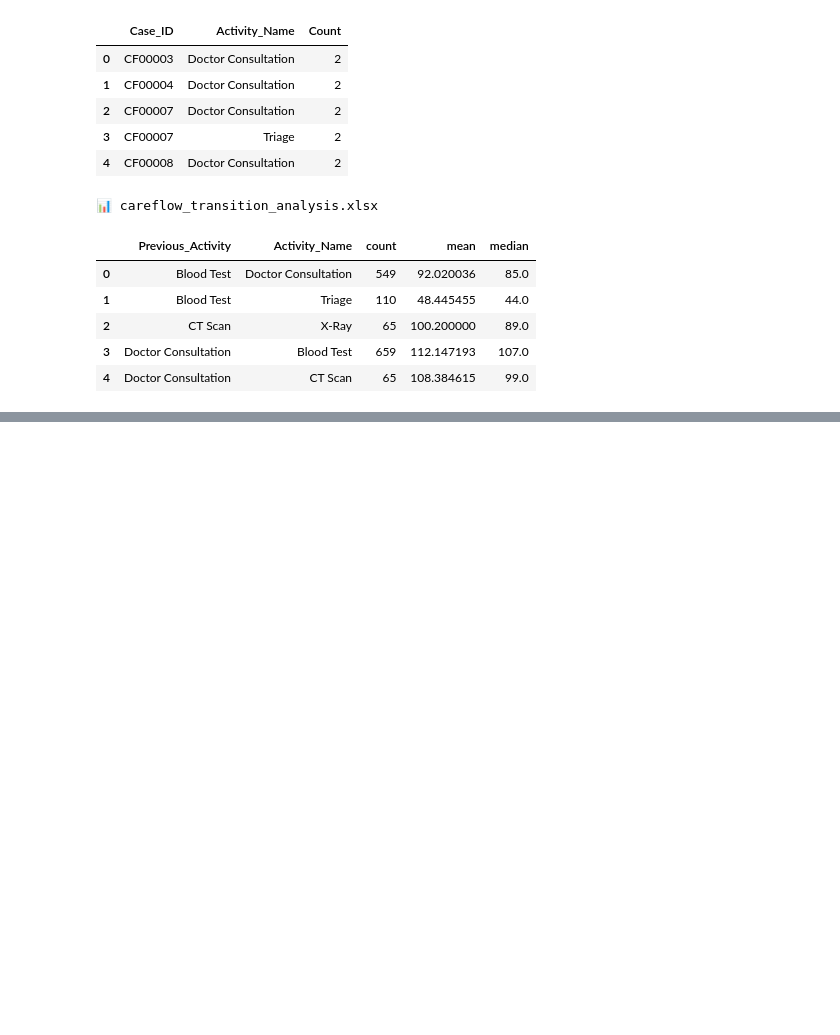
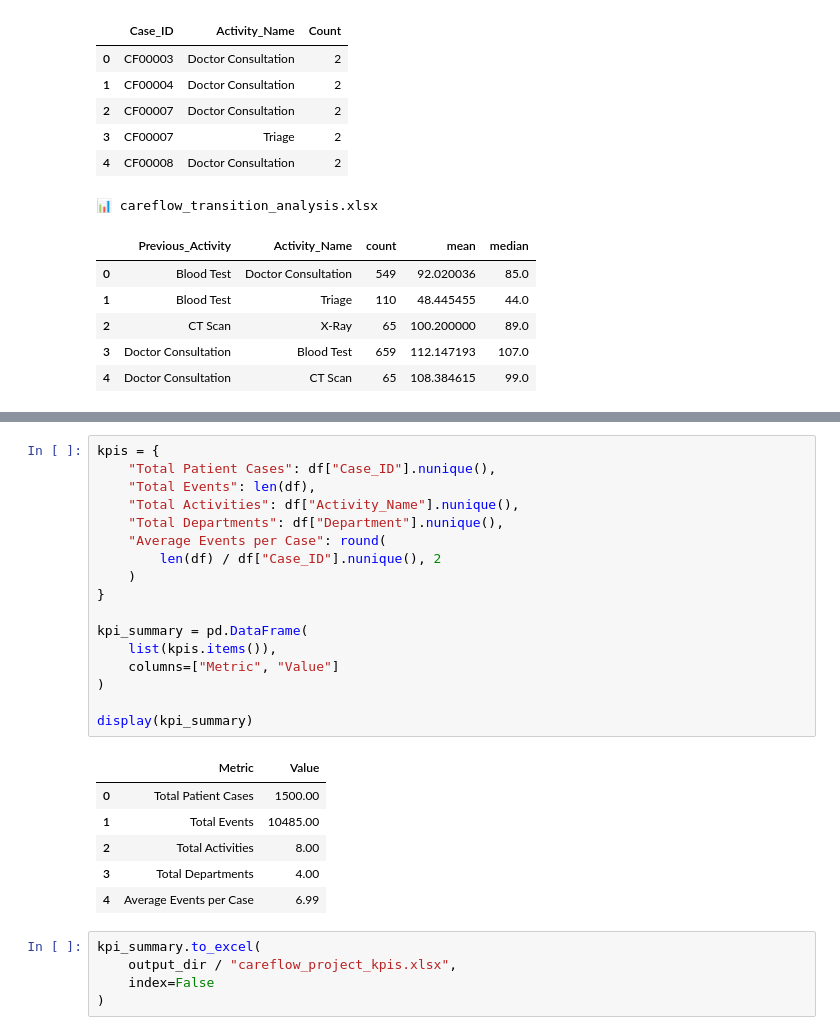
Before and after one commit to Raviteja0710/Care_Flow, a Jupyter notebook: python scripts/pm4py/pm4py_process mining.ipynb, the cells around one changed output, grey strips where cells are left out. Cells and saved outputs as stored; diff of their text form; blank space fills up the shorter version.

```diff
--- a/python scripts/pm4py/pm4py_process mining.ipynb
+++ b/python scripts/pm4py/pm4py_process mining.ipynb
@@ -379,0 +456,29 @@ for file in folder.glob("*.xlsx"):
+# %%
+kpis = {
+    "Total Patient Cases": df["Case_ID"].nunique(),
+    "Total Events": len(df),
+    "Total Activities": df["Activity_Name"].nunique(),
+    "Total Departments": df["Department"].nunique(),
+    "Average Events per Case": round(
+        len(df) / df["Case_ID"].nunique(), 2
+    )
+}
+
+kpi_summary = pd.DataFrame(
+    list(kpis.items()),
+    columns=["Metric", "Value"]
+)
+
+display(kpi_summary)
+# %% [output]
+|  | Metric | Value |
+| 0 | Total Patient Cases | 1500.00 |
+| 1 | Total Events | 10485.00 |
+| 2 | Total Activities | 8.00 |
+| 3 | Total Departments | 4.00 |
+| 4 | Average Events per Case | 6.99 |
+# %%
+kpi_summary.to_excel(
+    output_dir / "careflow_project_kpis.xlsx",
+    index=False
+)
```
Also changed, not shown: parts of 2 cells of this notebook, 3 other files.
